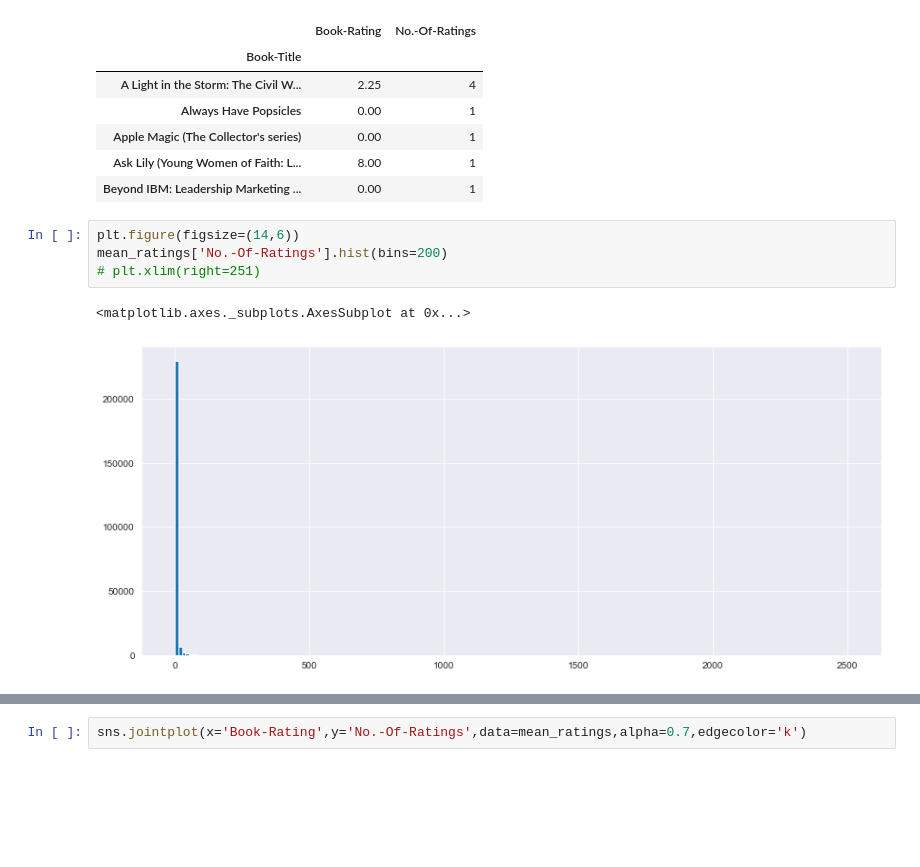
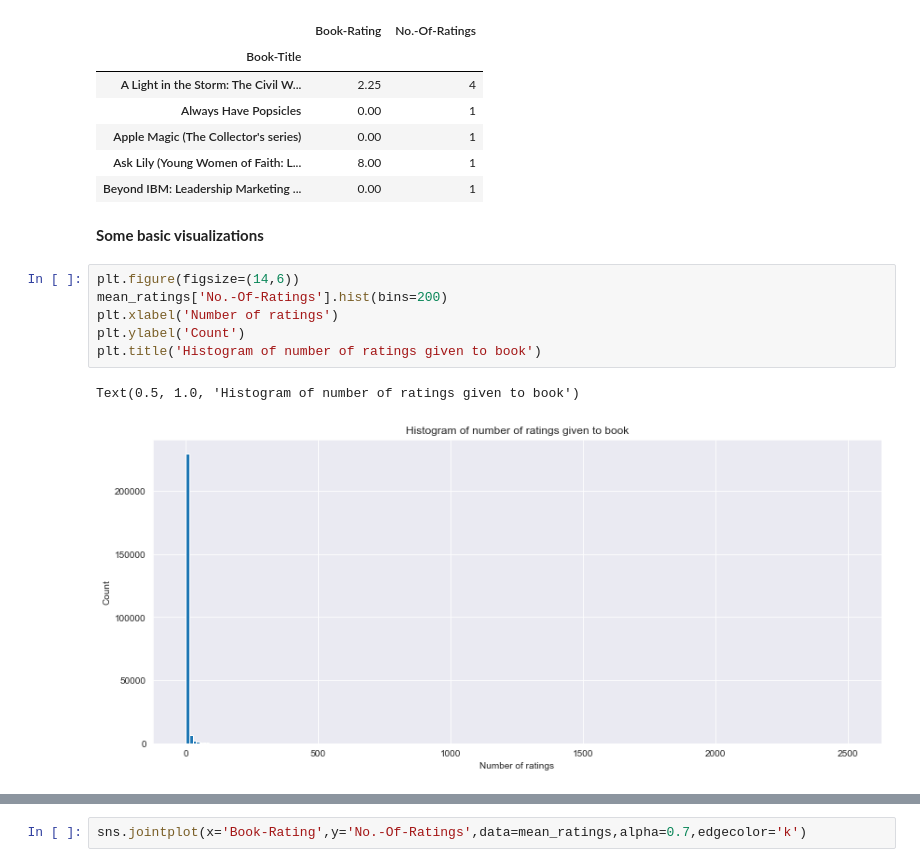
Before and after one commit to sarveshggn/books-recommender, a Jupyter notebook: Books-Recommender.ipynb, the cells around one changed output, grey strips where cells are left out. Drawn from its saved outputs; the diff is of its cells as text; blank space fills up the shorter version.

Commit message:
updated with markdown + additional books

```diff
--- a/Books-Recommender.ipynb
+++ b/Books-Recommender.ipynb
@@ -204,13 +226,17 @@ mean_ratings.head()
 | Apple Magic (The Collector's series) | 0.00 | 1 |
 | Ask Lily (Young Women of Faith: L... | 8.00 | 1 |
 | Beyond IBM: Leadership Marketing ... | 0.00 | 1 |
+# %% [markdown]
+**Some basic visualizations**
 # %%
 plt.figure(figsize=(14,6))
 mean_ratings['No.-Of-Ratings'].hist(bins=200)
-# plt.xlim(right=251)
+plt.xlabel('Number of ratings')
+plt.ylabel('Count')
+plt.title('Histogram of number of ratings given to book')
 # %% [output]
-<matplotlib.axes._subplots.AxesSubplot at 0x...>
+Text(0.5, 1.0, 'Histogram of number of ratings given to book')
-[figure, old version]
+[figure, new version]
 # %%
 plt.figure(figsize=(14,6))
 mean_ratings['No.-Of-Ratings'].hist(bins=70)
```
Also changed, not shown: parts of 25 cells of this notebook.
